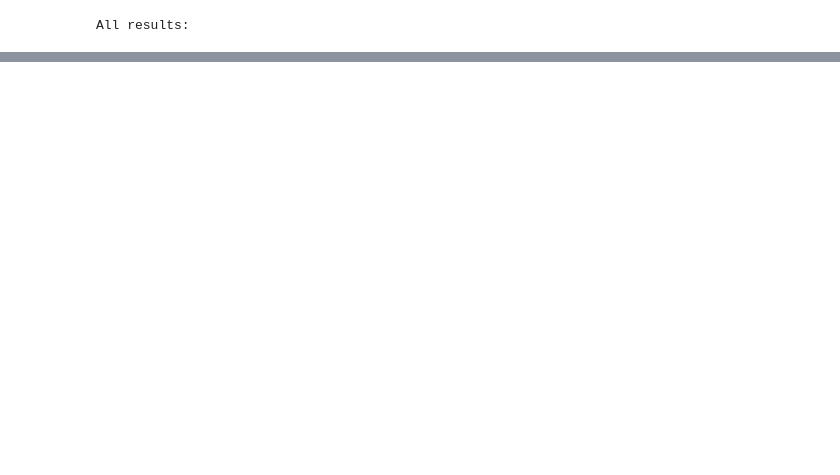
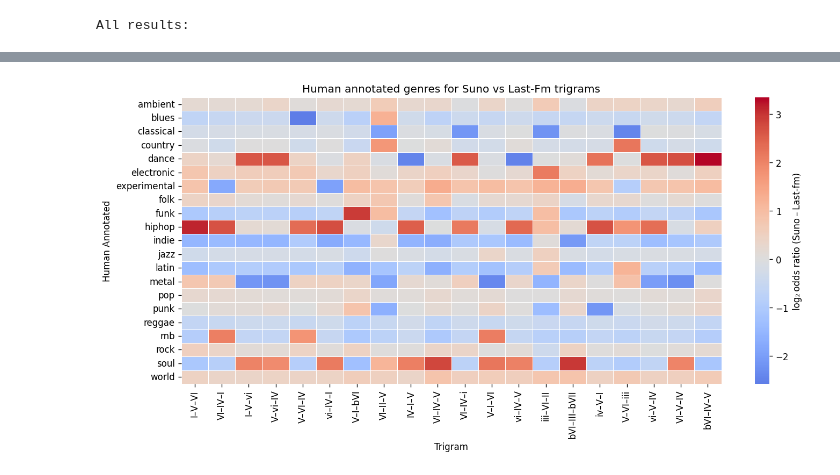
Before and after one commit to Dazzid/Aimir_Structure, a Jupyter notebook: src/trigram_analysis.ipynb, the cells around one changed output, grey strips where cells are left out. Saved outputs shown, nothing was run; the diff lists cells and outputs as text; code cells hidden in the pictures; blank space fills up the shorter version.

```diff
--- a/src/trigram_analysis.ipynb
+++ b/src/trigram_analysis.ipynb
@@ -912,0 +1347,66 @@ ii-V-I: Suno/Lastfm ratio: 2.33 (p=0), Suno/Udio ratio: 1.76 (p=1.4e-186)
+# %%
+# -----------------------------------------------------------------
+# 1 · rebuild genre_coll_counters_HUMAN (normalised)
+# -----------------------------------------------------------------
+import json, collections, numpy as np, pandas as pd
+from pathlib import Path
+import matplotlib.pyplot as plt
+import seaborn as sns
+
+FILES = {
+    'Suno'  : "../ngram_datasets/trigrams/3gram_dataset_suno.json",
+    'Udio'  : "../ngram_datasets/trigrams/3gram_dataset_udio.json",
+    'Lastfm': "../ngram_datasets/trigrams/3gram_dataset_lastfm.json",
+}
+
+genre_coll_human = collections.defaultdict(collections.Counter)
+totals_human     = collections.Counter()
+
+for collection, path in FILES.items():
+    with open(path) as f:
+        data = json.load(f)
+    for row in data:
+        tri = tuple(row["ngram"])
+        for style, n in row.get("human_styles", []):
+            g = normalize_style(style).lower()
+            genre_coll_human[(g, collection)][tri] += n
+            totals_human[(g, collection)]          += n
+
+# -----------------------------------------------------------------
+# 2 · heat‑map using the SAME top_tris as before
+# -----------------------------------------------------------------
+top_tris = df_hits["trigram"].head(20)   # uses the df_hits you already built
+genres_h = sorted({g for (g,c) in genre_coll_human if c in ("Suno","Lastfm")})
+
+matrix = []
+for g in genres_h:
+    cs_ctr = genre_coll_human.get((g,'Suno'),   {})
+    cl_ctr = genre_coll_human.get((g,'Lastfm'), {})
+    cs_tot = totals_human.get((g,'Suno'),   0)
+    cl_tot = totals_human.get((g,'Lastfm'), 0)
+    vals = []
+    for tri in top_tris:
+        cs = cs_ctr.get(tri,0)
+        cl = cl_ctr.get(tri,0)
+        lor = np.log2(((cs+0.5)/(cs_tot-cs+0.5)) /
+                      ((cl+0.5)/(cl_tot-cl+0.5)))
+        vals.append(lor)
+    matrix.append(vals)
+
+H_human = pd.DataFrame(matrix, index=genres_h,
+                       columns=["–".join(t) for t in top_tris])
+
+# -----------------------------------------------------------------
+# 3 · plot
+# -----------------------------------------------------------------
+plt.figure(figsize=(12,6), dpi=120)
+H_z = (H_human - H_human.mean()) / H_human.std(ddof=0)
+sns.heatmap(
+    H_z, cmap="coolwarm", center=0, linewidths=.5,
+    cbar_kws=dict(label="log₂ odds ratio (Suno – Last‑fm)")
+)
+plt.title("Human annotated genres for Suno vs Last-Fm trigrams")
+plt.ylabel("Human Annotated"); plt.xlabel("Trigram")
+plt.tight_layout(); plt.show()
+# %% [output]
+[figure, added]
```
Also changed, not shown: parts of 16 cells of this notebook, 3 other files.
